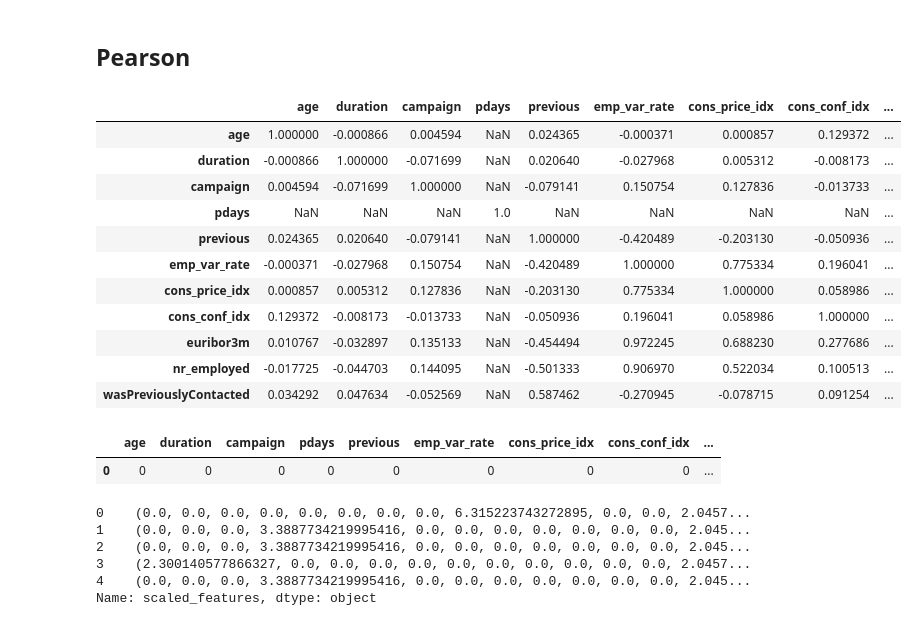
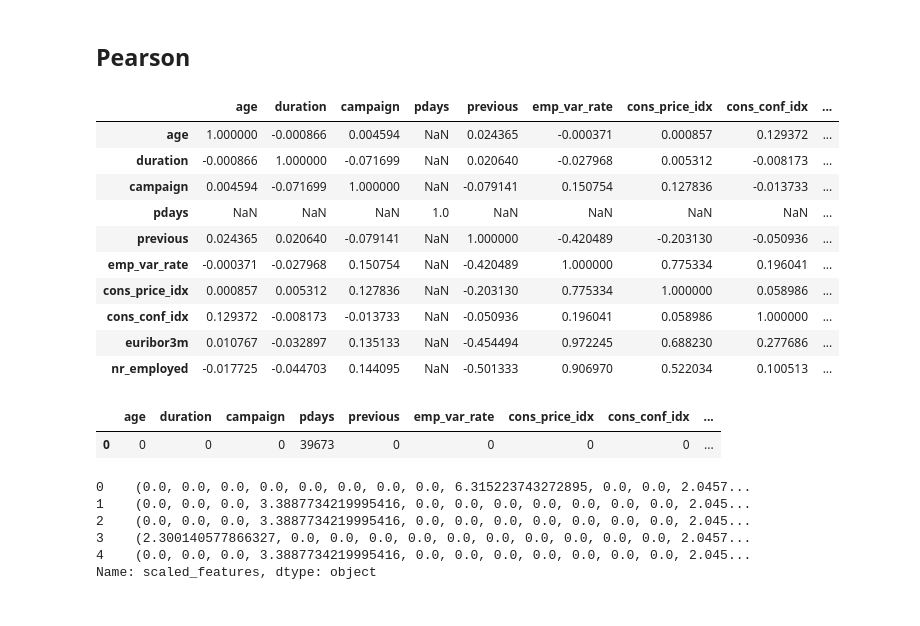
Before and after one commit to 0Architectus0/BAN5753_MiniProject2, a Jupyter notebook: script/experimentation.ipynb, the cells around one changed output. Cells and saved outputs as stored; diff of their text form; code cells hidden in the pictures.

```diff
--- a/script/experimentation.ipynb
+++ b/script/experimentation.ipynb
@@ -251,10 +238,4 @@ df3.groupby("marital").count().show()
 | married|24928|
 |  single|11568|
 +--------+-----+
-# %%
-df3=df3.withColumn("marital",when(df3.marital=="unknown",np.nan).otherwise(df3.marital))\
-.withColumn("education",when(df3.education=="unknown",np.nan).otherwise(df3.education))\
-.withColumn("default",when(df3.default=="unknown",np.nan).otherwise(df3.default))\
-.withColumn("housing",when(df3.housing=="unknown",np.nan).otherwise(df3.housing))\
-.withColumn("loan",when(df3.loan=="unknown",np.nan).otherwise(df3.loan))
 # %%
@@ -405,7 +401,7 @@ categorical_features
  'day_of_week',
  'poutcome']
 # %%
-numeric_features = [t[0] for t in df3.dtypes if t[1] != 'string']
+numeric_features = [t[0] for t in df3.dtypes if t[1] != 'string' and t[0] != 'wasPreviouslyContacted' ]
 numeric_features
 # %% [output]
 ['age',
@@ -424,25 +419,24 @@ numeric_features
 # %% [markdown]
 ## Pearson
 # %%
-numeric_features_df=d4.select(numeric_features+"")
+numeric_features_df=d4.select(numeric_features)
 
 col_names =numeric_features_df.columns
 features = numeric_features_df.rdd.map(lambda row: row[0:])
 corr_mat=Statistics.corr(features, method="pearson")
 corr_df = pd.DataFrame(corr_mat)
 corr_df.index, corr_df.columns = col_names, col_names
 
 corr_df
 # %% [output]
 |  | age | duration | campaign | pdays | previous | emp_var_rate | cons_price_idx | cons_conf_idx | ... |
 | age | 1.000000 | -0.000866 | 0.004594 | NaN | 0.024365 | -0.000371 | 0.000857 | 0.129372 | ... |
 | duration | -0.000866 | 1.000000 | -0.071699 | NaN | 0.020640 | -0.027968 | 0.005312 | -0.008173 | ... |
 | campaign | 0.004594 | -0.071699 | 1.000000 | NaN | -0.079141 | 0.150754 | 0.127836 | -0.013733 | ... |
 | pdays | NaN | NaN | NaN | 1.0 | NaN | NaN | NaN | NaN | ... |
 | previous | 0.024365 | 0.020640 | -0.079141 | NaN | 1.000000 | -0.420489 | -0.203130 | -0.050936 | ... |
 | emp_var_rate | -0.000371 | -0.027968 | 0.150754 | NaN | -0.420489 | 1.000000 | 0.775334 | 0.196041 | ... |
 | cons_price_idx | 0.000857 | 0.005312 | 0.127836 | NaN | -0.203130 | 0.775334 | 1.000000 | 0.058986 | ... |
 | cons_conf_idx | 0.129372 | -0.008173 | -0.013733 | NaN | -0.050936 | 0.196041 | 0.058986 | 1.000000 | ... |
 | euribor3m | 0.010767 | -0.032897 | 0.135133 | NaN | -0.454494 | 0.972245 | 0.688230 | 0.277686 | ... |
 | nr_employed | -0.017725 | -0.044703 | 0.144095 | NaN | -0.501333 | 0.906970 | 0.522034 | 0.100513 | ... |
-| wasPreviouslyContacted | 0.034292 | 0.047634 | -0.052569 | NaN | 0.587462 | -0.270945 | -0.078715 | 0.091254 | ... |
@@ -450,10 +448,10 @@ corr_df
 cols = encoder.getOutputCols()+numeric_features
 
 from pyspark.sql.functions import isnan, when, count, col
-df3.select([count(when(isnan(c), c)).alias(c) for c in numeric_features]).toPandas().head()
+d4.select([count(when(isnan(c), c)).alias(c) for c in numeric_features]).toPandas().head()
 # %% [output]
 |  | age | duration | campaign | pdays | previous | emp_var_rate | cons_price_idx | cons_conf_idx | ... |
-| 0 | 0 | 0 | 0 | 0 | 0 | 0 | 0 | 0 | ... |
+| 0 | 0 | 0 | 0 | 39673 | 0 | 0 | 0 | 0 | ... |
 # %%
 from pyspark.ml.feature import OneHotEncoder
 
```
Also changed, not shown: parts of 9 cells of this notebook, 2 other files.
